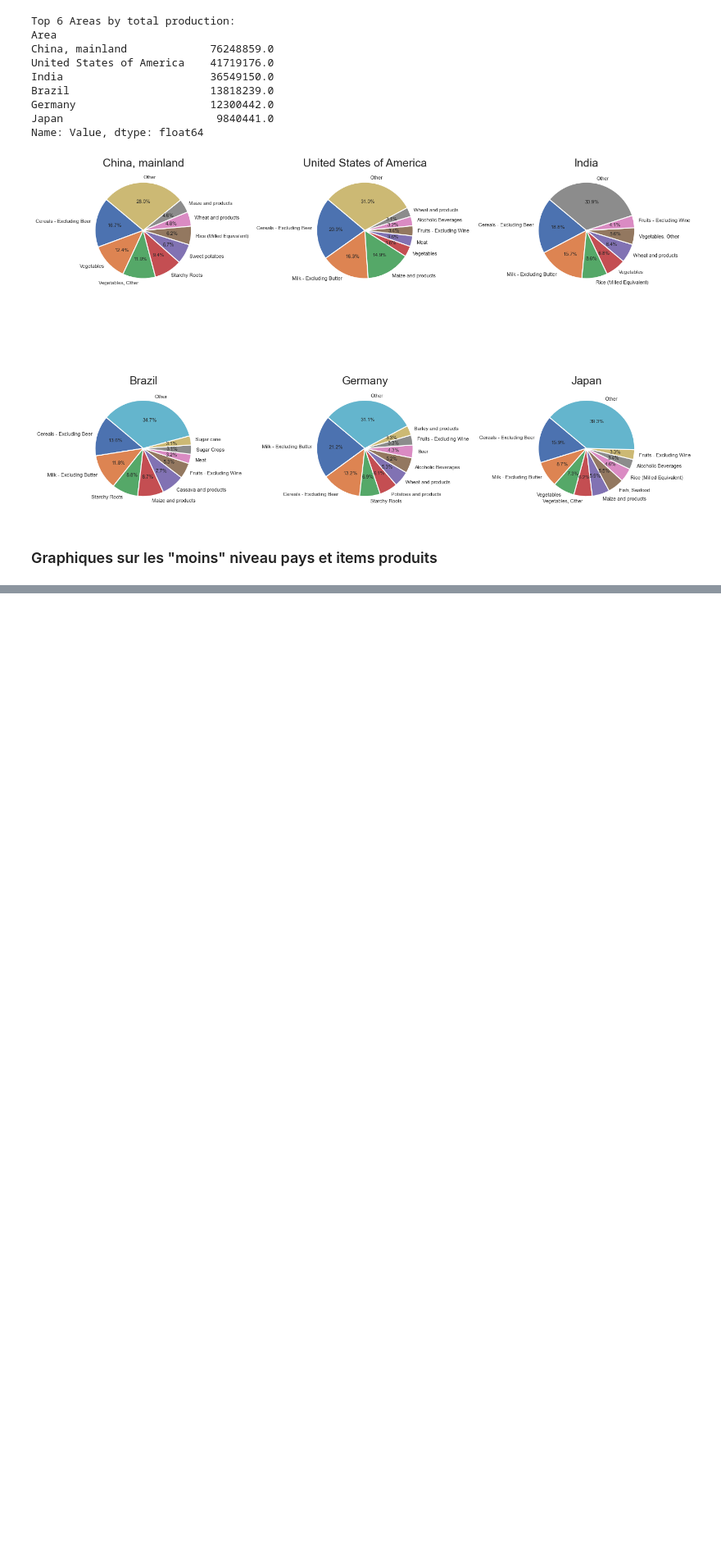
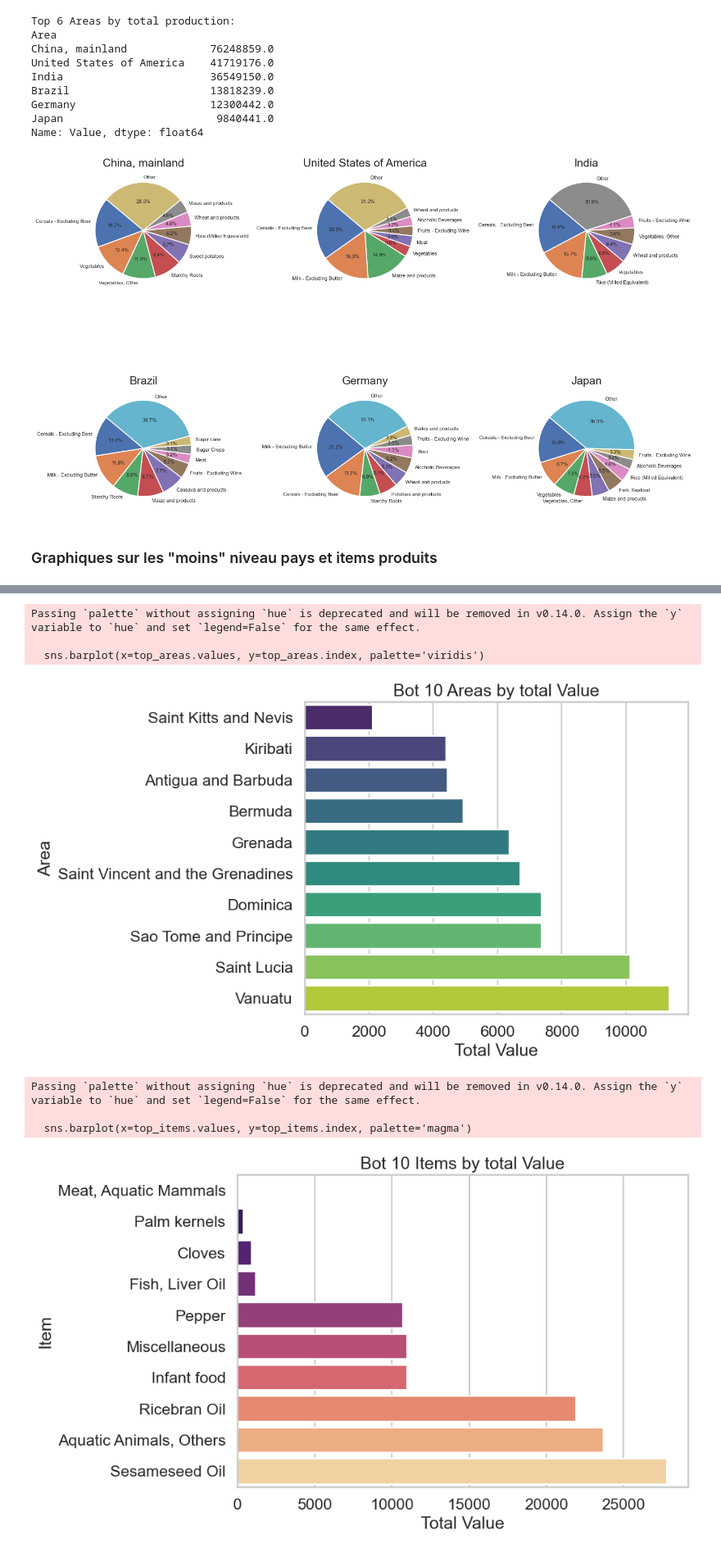
Before and after one commit to axel-achart/dazzle-dash, a Jupyter notebook: analyse_food.ipynb, the cells around one changed output, grey strips where cells are left out. Shown at 82% size. Drawn from its saved outputs; the diff is of its cells as text; code cells hidden in the pictures; blank space fills up the shorter version.

Commit message:
add bot areas and product (worse)

```diff
--- a/analyse_food.ipynb
+++ b/analyse_food.ipynb
@@ -302,3 +302,64 @@ Name: Value, dtype: float64
 [figure]
 # %% [markdown]
 ### Graphiques sur les "moins" niveau pays et items produits
+# %%
+# Exploratory EDA: descriptive statistics and plots
+sns.set(style='whitegrid', context='talk')
+
+# Identify year columns (after renaming)
+year_cols = [c for c in df.columns if c.isdigit()]
+# convert to numeric if necessary
+if year_cols:
+    df[year_cols] = df[year_cols].apply(pd.to_numeric, errors='coerce')
+
+# Melt to long format for time series analysis
+id_vars = [c for c in df.columns if c not in year_cols]
+df_long = df.melt(id_vars=id_vars, value_vars=year_cols, var_name='Year', value_name='Value')
+df_long['Year'] = pd.to_datetime(df_long['Year'], format='%Y', errors='coerce')
+
+# Overview and stats
+print("Dataset shape (wide):", df.shape)
+print("Dataset shape (long):", df_long.shape)
+print("\nValue column - descriptive statistics:")
+print(df_long['Value'].describe())
+
+print("\nUnique counts (Area / Item / Element / Unit):")
+print(df[['Area','Item','Element','Unit']].nunique())
+
+# Bot 10 Areas by total Value
+top_areas = df_long.groupby('Area')['Value'].sum().sort_values(ascending=True).head(10)
+print("\nBot 10 Areas by total Value:")
+print(top_areas)
+
+# Plot 1: barplot top 10 Areas
+plt.figure(figsize=(10,6))
+sns.barplot(x=top_areas.values, y=top_areas.index, palette='viridis')
+plt.title('Bot 10 Areas by total Value')
+plt.xlabel('Total Value')
+plt.tight_layout()
+plt.show()
+
+# Plot 2: top 10 Items by total Value
+top_items = df_long.groupby('Item')['Value'].sum().sort_values(ascending=True).head(10)
+plt.figure(figsize=(10,6))
+sns.barplot(x=top_items.values, y=top_items.index, palette='magma')
+plt.title('Bot 10 Items by total Value')
+plt.xlabel('Total Value')
+plt.tight_layout()
+plt.show()
+
+# Plot 3: time series for the top 5 Areas
+top5 = list(top_areas.index[:5])
+ts = df_long[df_long['Area'].isin(top5)].groupby(['Year','Area'])['Value'].sum().reset_index()
+plt.figure(figsize=(12,6))
+sns.lineplot(data=ts, x='Year', y='Value', hue='Area')
+plt.title('Time series of Value for top 5 Areas')
+plt.ylabel('Value')
+plt.tight_layout()
+plt.show()
+
+# Missingness by year (useful to decide imputation or deletion)
+missing_per_year = df_long.groupby(df_long['Year'].dt.year)['Value'].apply(lambda x: x.isna().sum())
+print("\nMissing values per year (sample):")
+print(missing_per_year.head(15))
+# %% [output]
@@ -304,0 +383,8 @@ Name: Value, dtype: float64
+Passing `palette` without assigning `hue` is deprecated and will be removed in v0.14.0. Assign the `y` variable to `hue` and set `legend=False` for the same effect.
+
+  sns.barplot(x=top_areas.values, y=top_areas.index, palette='viridis')
+[figure, added]
+Passing `palette` without assigning `hue` is deprecated and will be removed in v0.14.0. Assign the `y` variable to `hue` and set `legend=False` for the same effect.
+
+  sns.barplot(x=top_items.values, y=top_items.index, palette='magma')
+[figure, added]
```
Also changed, not shown: parts of 3 cells of this notebook.
